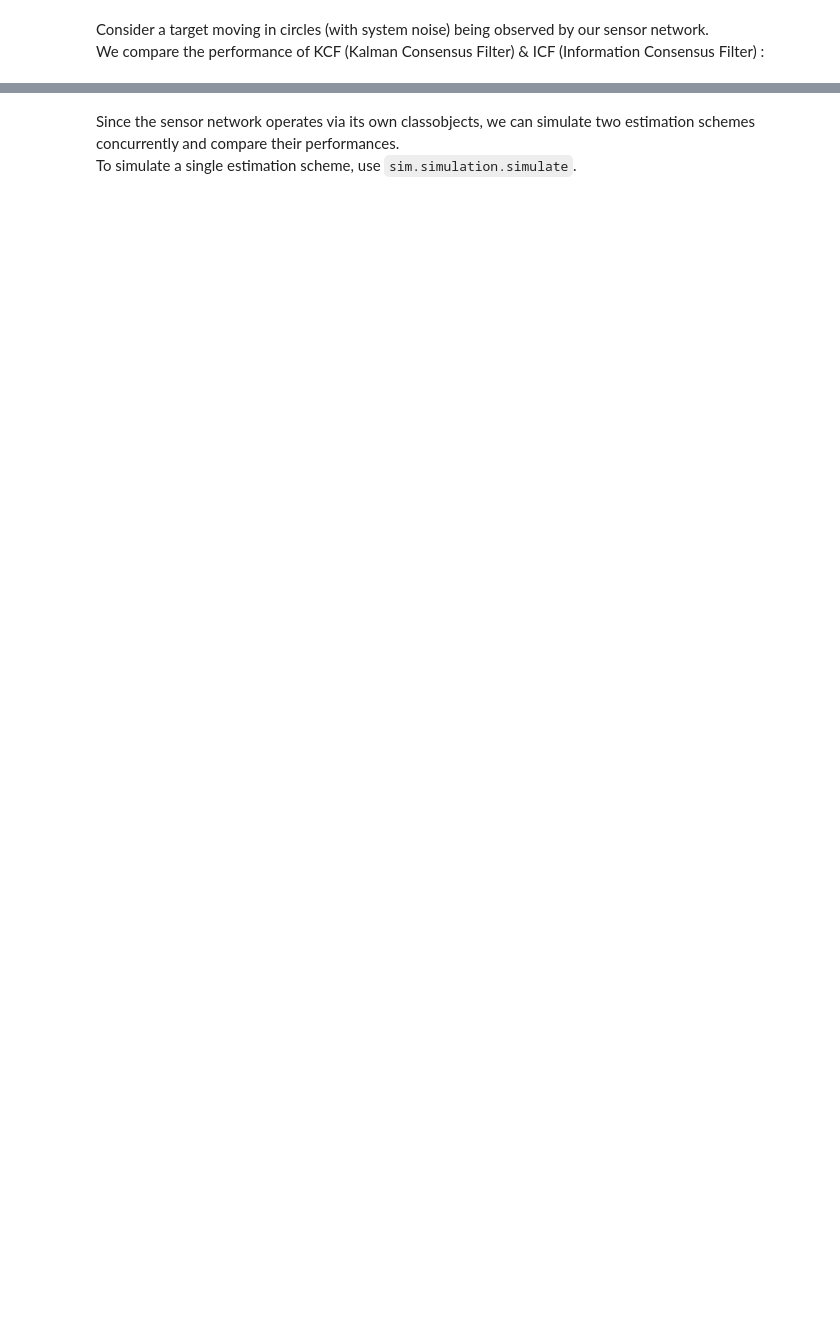
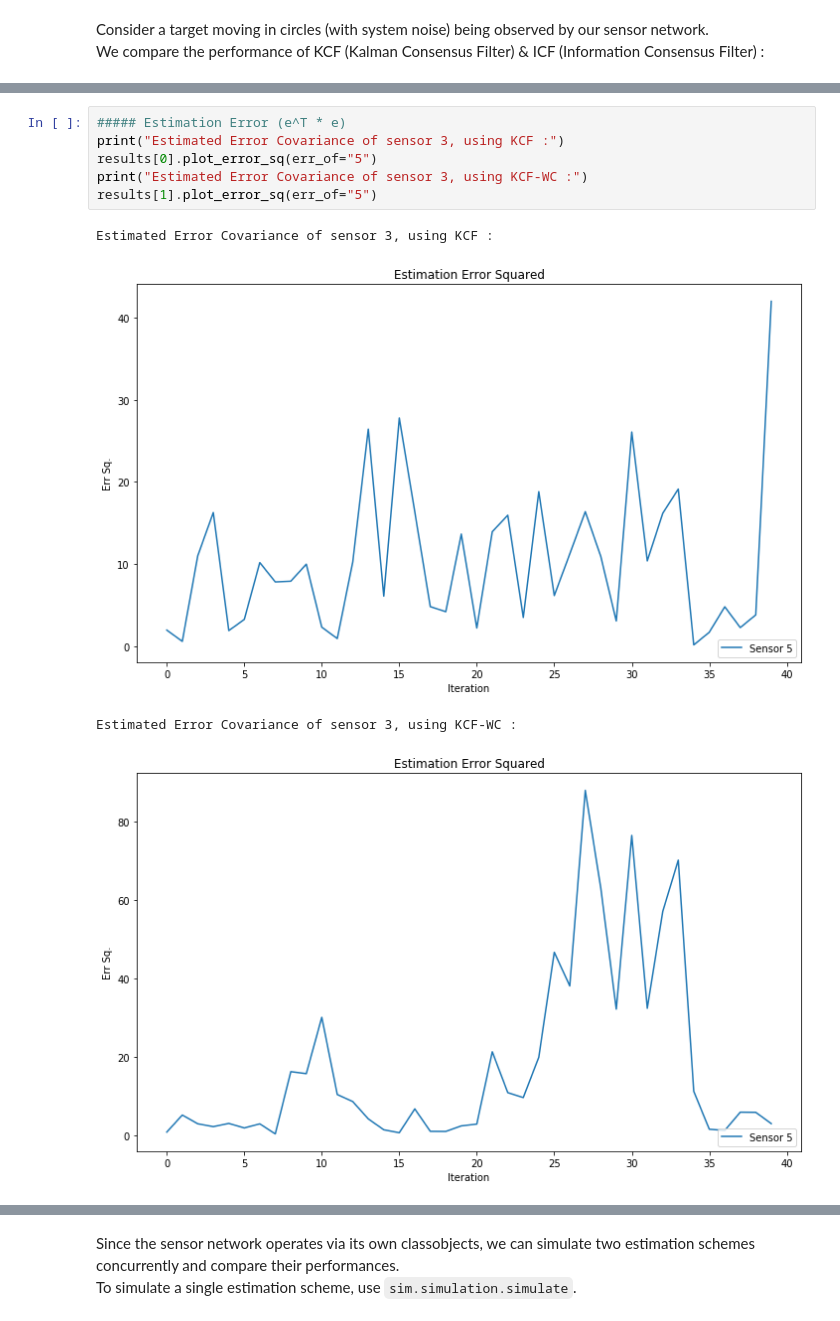
Before and after one commit to shirazkn/sensor-network-sim, a Jupyter notebook: Simulation.ipynb, the cells around one changed output, grey strips where cells are left out. Saved outputs shown, nothing was run; the diff lists cells and outputs as text; blank space fills up the shorter version.

```diff
--- a/Simulation.ipynb
+++ b/Simulation.ipynb
@@ -63 +58,12 @@ Simulating for 3 time-steps...
+# %%
+##### Estimation Error (e^T * e)
+print("Estimated Error Covariance of sensor 3, using KCF :")
+results[0].plot_error_sq(err_of="5")
+print("Estimated Error Covariance of sensor 3, using KCF-WC :")
+results[1].plot_error_sq(err_of="5")
+# %% [output]
+Estimated Error Covariance of sensor 3, using KCF :
+[figure, added]
+Estimated Error Covariance of sensor 3, using KCF-WC :
+[figure, added]
 # %%
```
Also changed, not shown: parts of 5 cells of this notebook, 4 other files.
